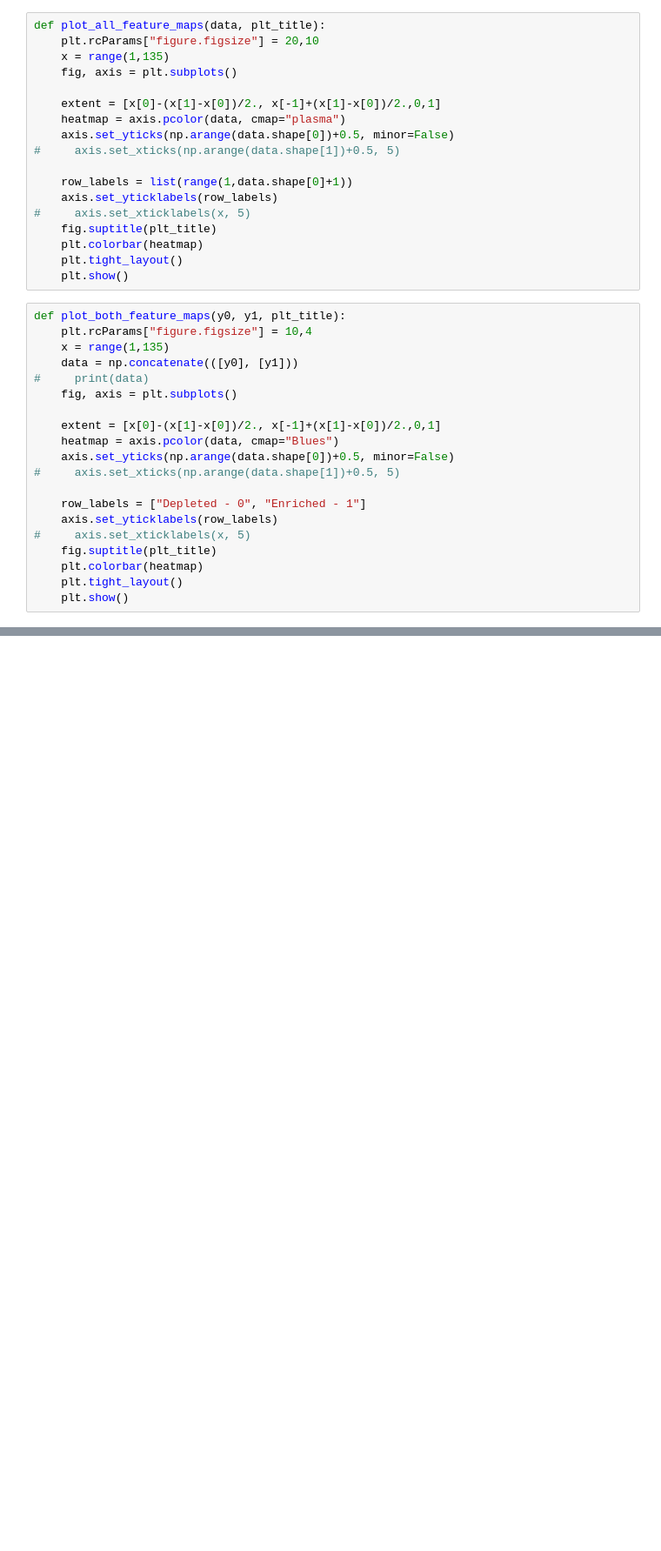
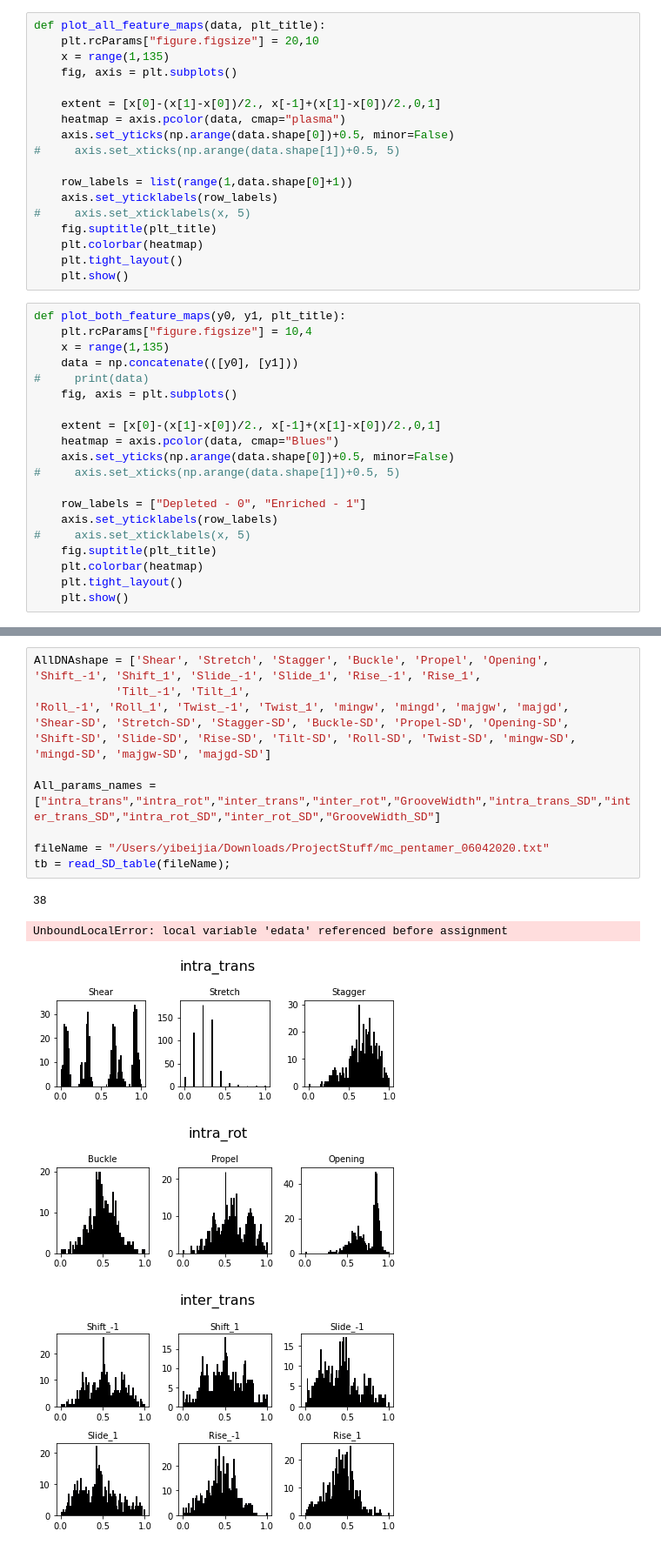
Before and after one commit to beckii0930/nucleosome_occupancy, a Jupyter notebook: tbinet_stuff/analyze_layer.ipynb, the cells around one changed output, grey strips where cells are left out. Shown at 87% size. Cells and saved outputs as stored; diff of their text form; blank space fills up the shorter version.

```diff
--- a/tbinet_stuff/analyze_layer.ipynb
+++ b/tbinet_stuff/analyze_layer.ipynb
@@ -388,0 +542,19 @@ activation_2
+# %%
+AllDNAshape = ['Shear', 'Stretch', 'Stagger', 'Buckle', 'Propel', 'Opening',
+'Shift_-1', 'Shift_1', 'Slide_-1', 'Slide_1', 'Rise_-1', 'Rise_1',
+            'Tilt_-1', 'Tilt_1',
+'Roll_-1', 'Roll_1', 'Twist_-1', 'Twist_1', 'mingw', 'mingd', 'majgw', 'majgd',
+'Shear-SD', 'Stretch-SD', 'Stagger-SD', 'Buckle-SD', 'Propel-SD', 'Opening-SD',
+'Shift-SD', 'Slide-SD', 'Rise-SD', 'Tilt-SD', 'Roll-SD', 'Twist-SD', 'mingw-SD',
+'mingd-SD', 'majgw-SD', 'majgd-SD']
+
+All_params_names = ["intra_trans","intra_rot","inter_trans","inter_rot","GrooveWidth","intra_trans_SD","inter_trans_SD","intra_rot_SD","inter_rot_SD","GrooveWidth_SD"]
+
+fileName = "/Users/yibeijia/Downloads/ProjectStuff/mc_pentamer_06042020.txt"
+tb = read_SD_table(fileName);
+# %% [output]
+38
+UnboundLocalError: local variable 'edata' referenced before assignment
+[figure, added]
+[figure, added]
+[figure, added]
```
Also changed, not shown: parts of 27 cells of this notebook, 1 other file.
